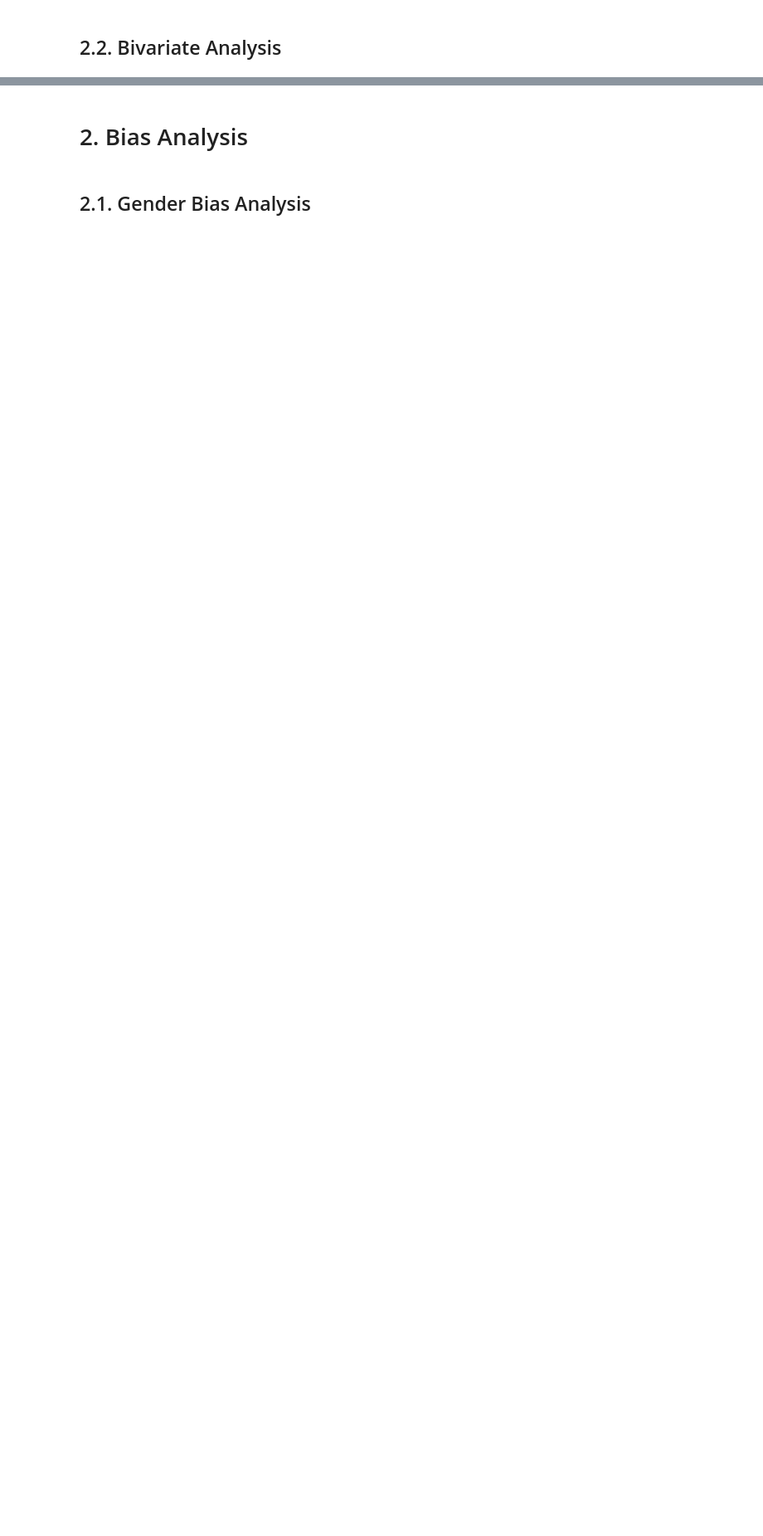
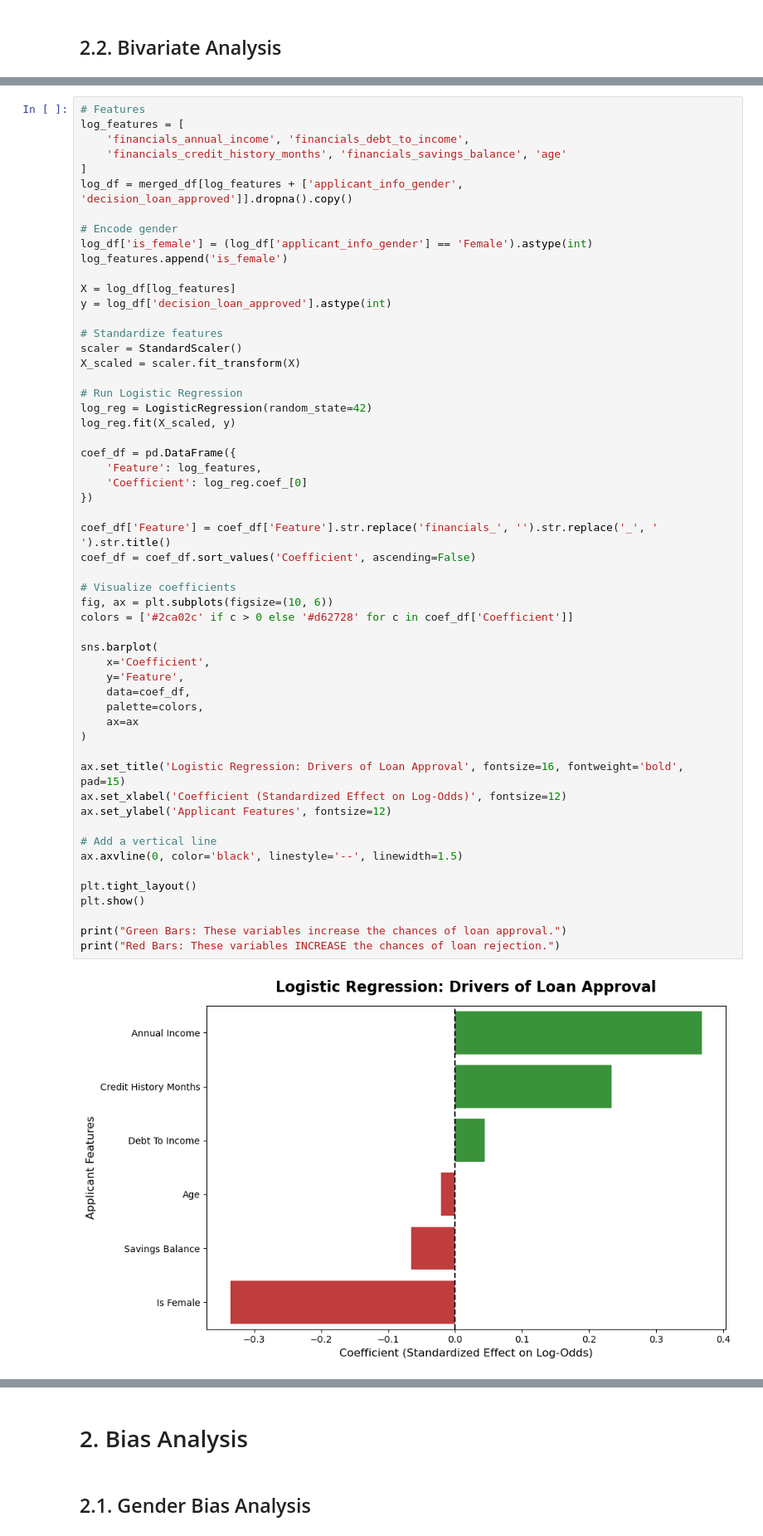
Before and after one commit to maxhaus31/dego-project-team7, a Jupyter notebook: 02_BiasAnalysis.ipynb, the cells around one changed output, grey strips where cells are left out. Shown at 83% size. Cells and saved outputs as stored; diff of their text form; blank space fills up the shorter version.

Commit message:
EDA: Random Forrest and Log-Regression

```diff
--- a/02_BiasAnalysis.ipynb
+++ b/02_BiasAnalysis.ipynb
@@ -296,0 +329,57 @@ plt.show()
+# %%
+# Features
+log_features = [
+    'financials_annual_income', 'financials_debt_to_income',
+    'financials_credit_history_months', 'financials_savings_balance', 'age'
+]
+log_df = merged_df[log_features + ['applicant_info_gender', 'decision_loan_approved']].dropna().copy()
+
+# Encode gender
+log_df['is_female'] = (log_df['applicant_info_gender'] == 'Female').astype(int)
+log_features.append('is_female')
+
+X = log_df[log_features]
+y = log_df['decision_loan_approved'].astype(int)
+
+# Standardize features
+scaler = StandardScaler()
+X_scaled = scaler.fit_transform(X)
+
+# Run Logistic Regression
+log_reg = LogisticRegression(random_state=42)
+log_reg.fit(X_scaled, y)
+
+coef_df = pd.DataFrame({
+    'Feature': log_features,
+    'Coefficient': log_reg.coef_[0]
+})
+
+coef_df['Feature'] = coef_df['Feature'].str.replace('financials_', '').str.replace('_', ' ').str.title()
+coef_df = coef_df.sort_values('Coefficient', ascending=False)
+
+# Visualize coefficients
+fig, ax = plt.subplots(figsize=(10, 6))
+colors = ['#2ca02c' if c > 0 else '#d62728' for c in coef_df['Coefficient']]
+
+sns.barplot(
+    x='Coefficient',
+    y='Feature',
+    data=coef_df,
+    palette=colors,
+    ax=ax
+)
+
+ax.set_title('Logistic Regression: Drivers of Loan Approval', fontsize=16, fontweight='bold', pad=15)
+ax.set_xlabel('Coefficient (Standardized Effect on Log-Odds)', fontsize=12)
+ax.set_ylabel('Applicant Features', fontsize=12)
+
+# Add a vertical line
+ax.axvline(0, color='black', linestyle='--', linewidth=1.5)
+
+plt.tight_layout()
+plt.show()
+
+print("Green Bars: These variables increase the chances of loan approval.")
+print("Red Bars: These variables INCREASE the chances of loan rejection.")
+# %% [output]
+[figure, added]
```
Also changed, not shown: parts of 10 cells of this notebook.
